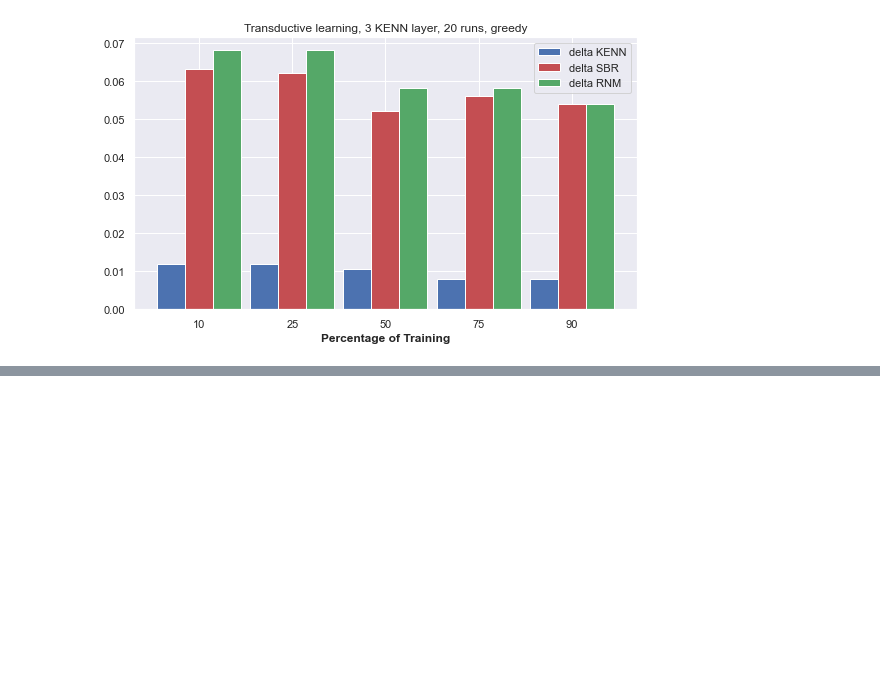
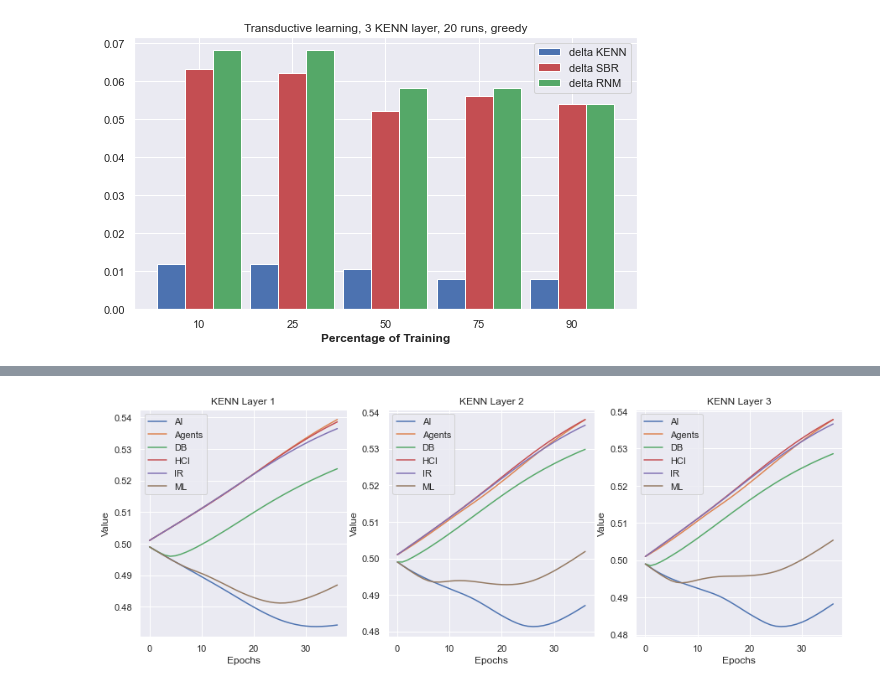
Before and after one commit to rmazzier/KENN-Citeseer-Experiments, a Jupyter notebook: final_results.ipynb, the cells around one changed output, grey strips where cells are left out. Drawn from its saved outputs; the diff is of its cells as text; code cells hidden in the pictures; blank space fills up the shorter version.

```diff
--- a/final_results.ipynb
+++ b/final_results.ipynb
@@ -149,0 +182,4 @@ Test Accuracy std:      NN = 0.029636; KENN = 0.030848
+# %%
+plot_clause_weights(history_tra)
+# %% [output]
+[figure, added]
```
Also changed, not shown: parts of 7 cells of this notebook, 21 other files.
